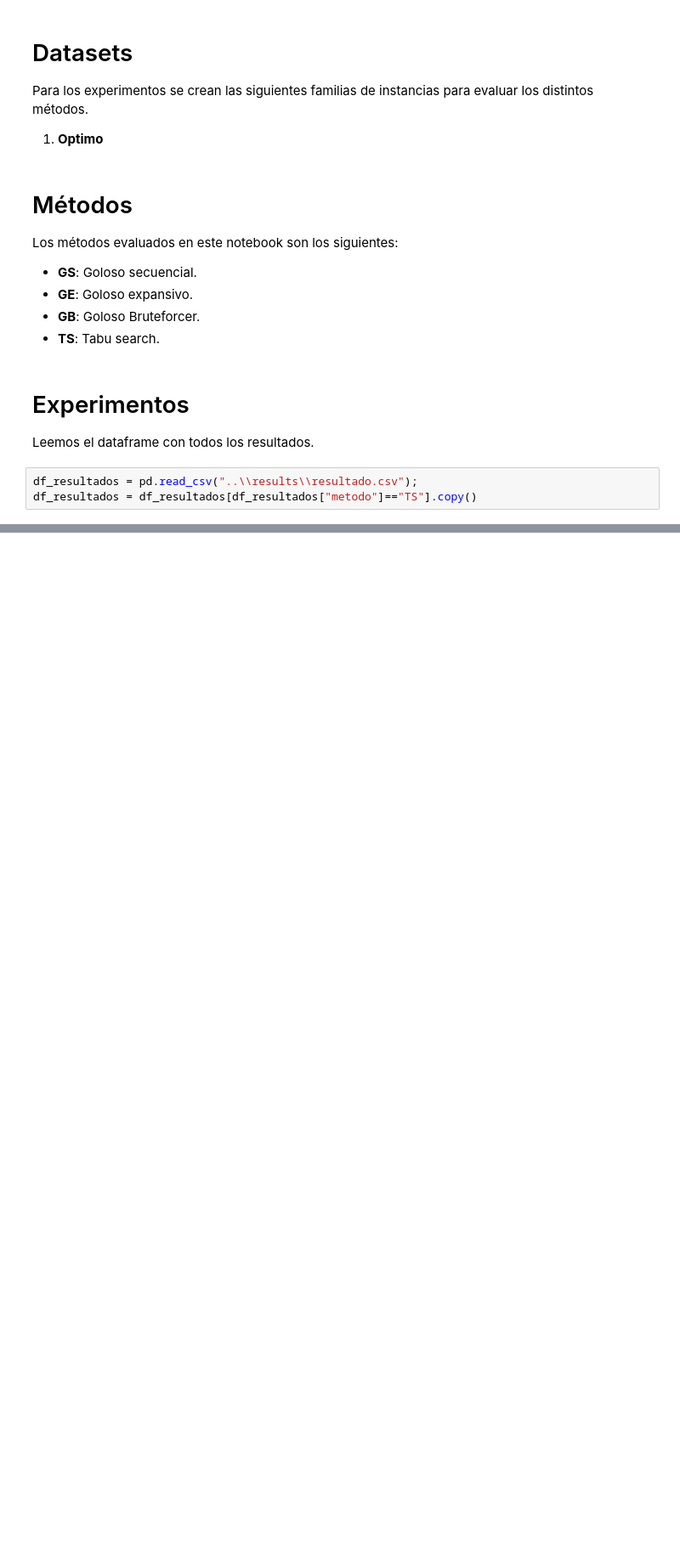
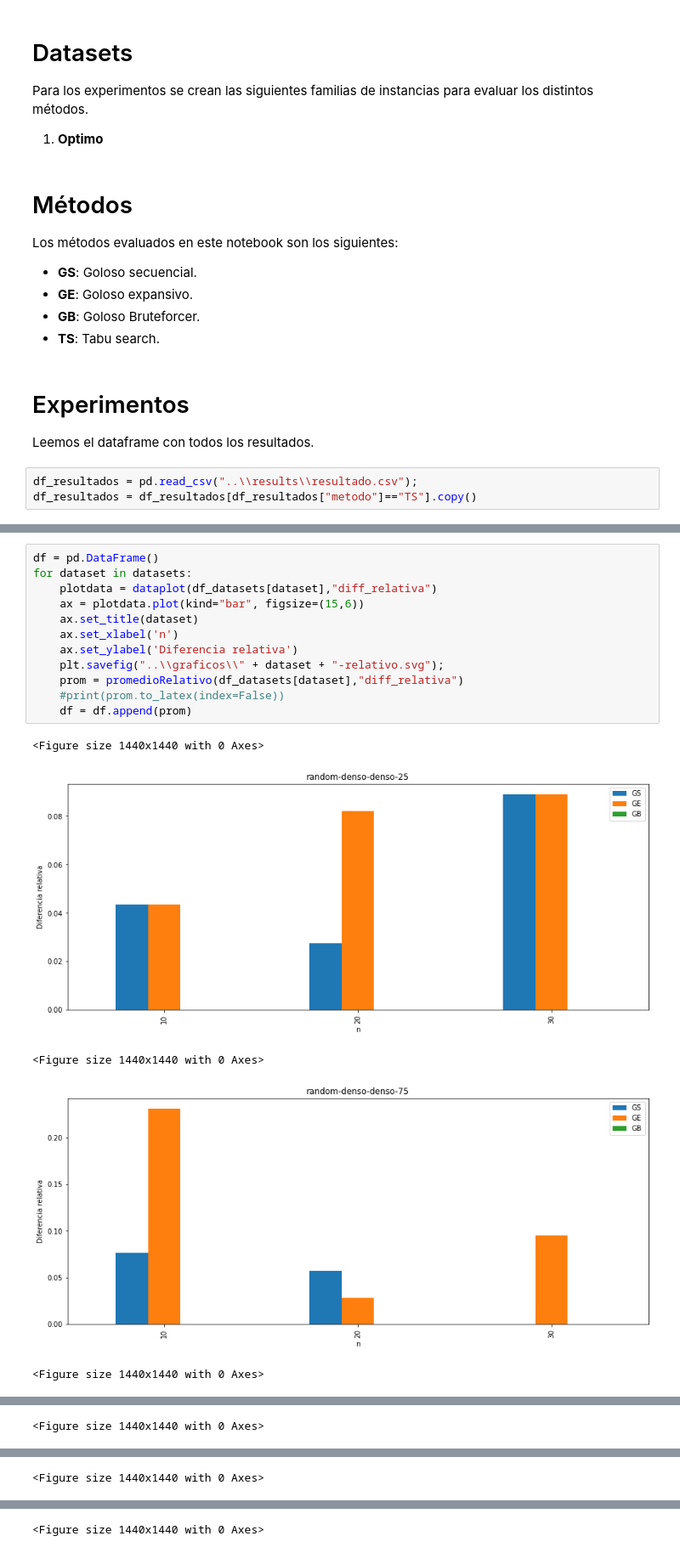
Before and after one commit to ZarthaxX/algo3-tp2, a Jupyter notebook: experimentacion/notebooks/analisis-Guada.ipynb, the cells around one changed output, grey strips where cells are left out. Shown: that part at 85% size. Cells and saved outputs as stored; diff of their text form; blank space fills up the shorter version.

```diff
--- a/experimentacion/notebooks/analisis-Guada.ipynb
+++ b/experimentacion/notebooks/analisis-Guada.ipynb
@@ -143,0 +151,18 @@ plt.savefig("..\\graficos\\" + "diff-promedios" + "-relativo.svg");
+# %%
+df = pd.DataFrame()
+for dataset in datasets:
+    plotdata = dataplot(df_datasets[dataset],"diff_relativa")
+    ax = plotdata.plot(kind="bar", figsize=(15,6))
+    ax.set_title(dataset)
+    ax.set_xlabel('n')
+    ax.set_ylabel('Diferencia relativa')
+    plt.savefig("..\\graficos\\" + dataset + "-relativo.svg");
+    prom = promedioRelativo(df_datasets[dataset],"diff_relativa")
+    #print(prom.to_latex(index=False))
+    df = df.append(prom)
+# %% [output]
+<Figure size 1440x1440 with 0 Axes>
+[figure, added]
+<Figure size 1440x1440 with 0 Axes>
+[figure, added]
+<Figure size 1440x1440 with 0 Axes>
@@ -143,0 +170 @@ plt.savefig("..\\graficos\\" + "diff-promedios" + "-relativo.svg");
+<Figure size 1440x1440 with 0 Axes>
@@ -143,0 +172 @@ plt.savefig("..\\graficos\\" + "diff-promedios" + "-relativo.svg");
+<Figure size 1440x1440 with 0 Axes>
@@ -143,0 +174 @@ plt.savefig("..\\graficos\\" + "diff-promedios" + "-relativo.svg");
+<Figure size 1440x1440 with 0 Axes>
```
Also changed, not shown: parts of 12 cells of this notebook, 5 other files.
